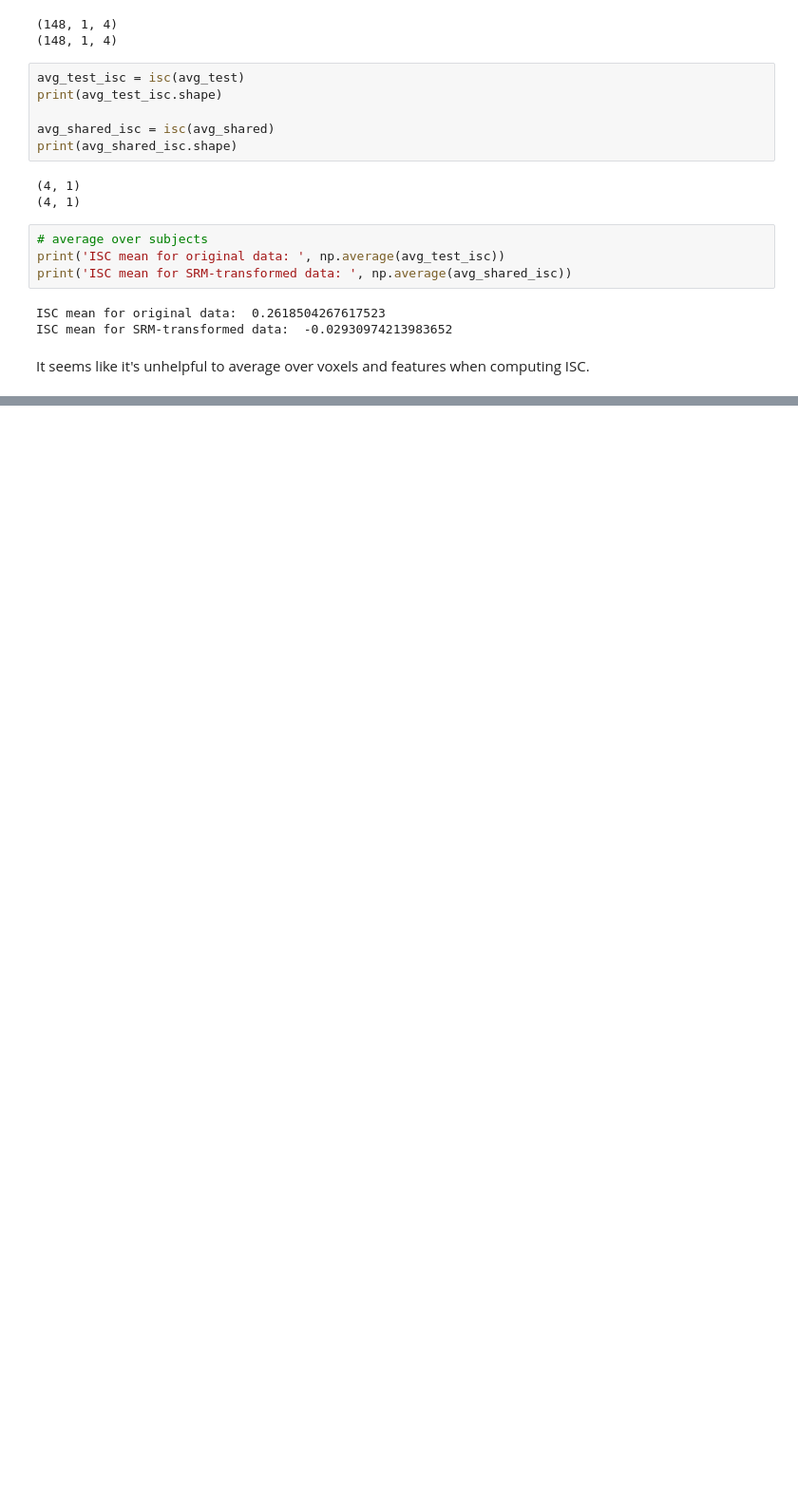
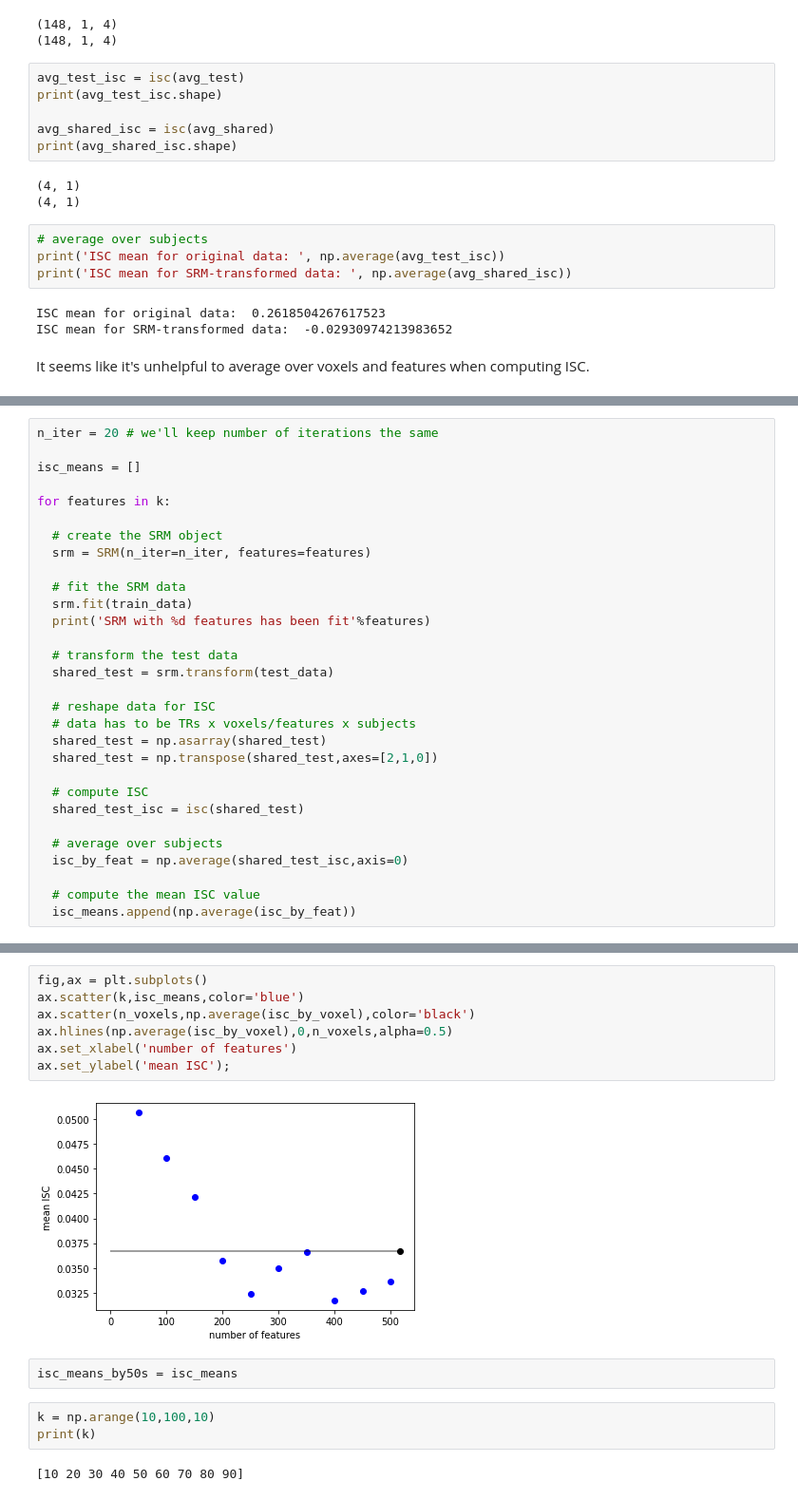
Before and after one commit to riesacassano/fMRI_piano, a Jupyter notebook: ryc_TRxTR_SRM_090721.ipynb, the cells around one changed output, grey strips where cells are left out. Shown at 95% size. Saved outputs shown, nothing was run; the diff lists cells and outputs as text; blank space fills up the shorter version.

```diff
--- a/ryc_TRxTR_SRM_090721.ipynb
+++ b/ryc_TRxTR_SRM_090721.ipynb
@@ -244,0 +313,30 @@ It seems like it's unhelpful to average over voxels and features when computing
+# %%
+n_iter = 20 # we'll keep number of iterations the same
+
+isc_means = []
+
+for features in k:
+
+  # create the SRM object
+  srm = SRM(n_iter=n_iter, features=features)
+
+  # fit the SRM data
+  srm.fit(train_data)
+  print('SRM with %d features has been fit'%features)
+
+  # transform the test data
+  shared_test = srm.transform(test_data)
+
+  # reshape data for ISC
+  # data has to be TRs x voxels/features x subjects
+  shared_test = np.asarray(shared_test)
+  shared_test = np.transpose(shared_test,axes=[2,1,0])
+
+  # compute ISC
+  shared_test_isc = isc(shared_test)
+
+  # average over subjects
+  isc_by_feat = np.average(shared_test_isc,axis=0)
+
+  # compute the mean ISC value
+  isc_means.append(np.average(isc_by_feat))
@@ -244,0 +354,16 @@ It seems like it's unhelpful to average over voxels and features when computing
+# %%
+fig,ax = plt.subplots()
+ax.scatter(k,isc_means,color='blue')
+ax.scatter(n_voxels,np.average(isc_by_voxel),color='black')
+ax.hlines(np.average(isc_by_voxel),0,n_voxels,alpha=0.5)
+ax.set_xlabel('number of features')
+ax.set_ylabel('mean ISC');
+# %% [output]
+[figure, added]
+# %%
+isc_means_by50s = isc_means
+# %%
+k = np.arange(10,100,10)
+print(k)
+# %% [output]
+[10 20 30 40 50 60 70 80 90]
```
Also changed, not shown: parts of 14 cells of this notebook.
